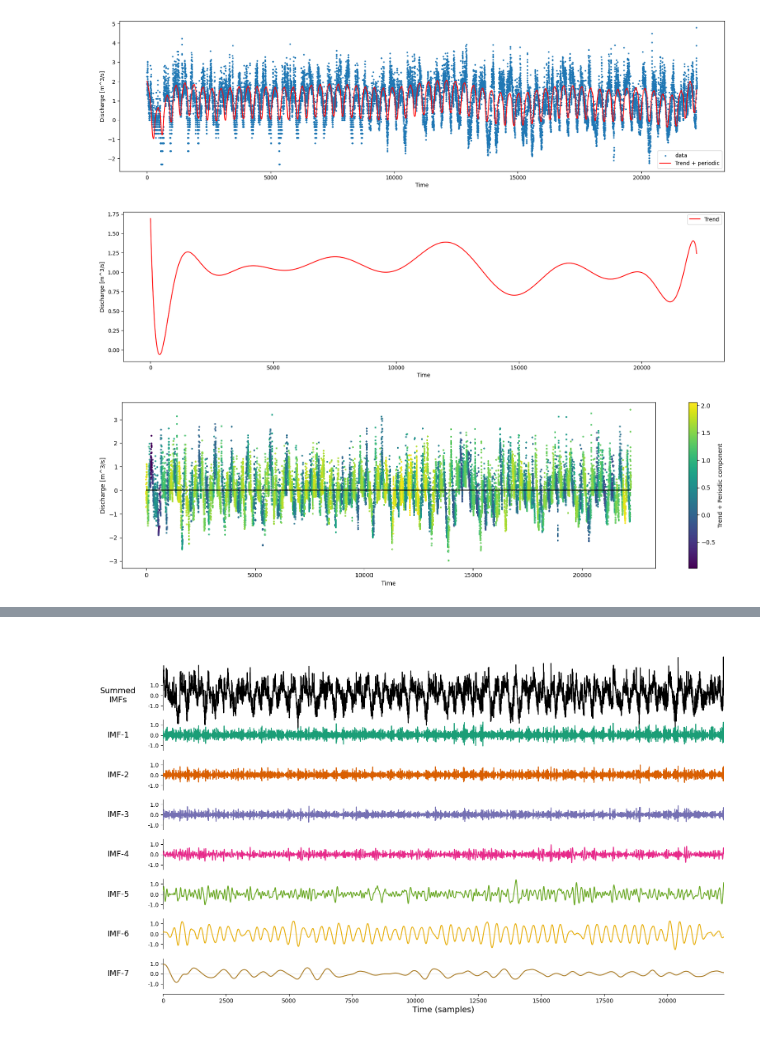
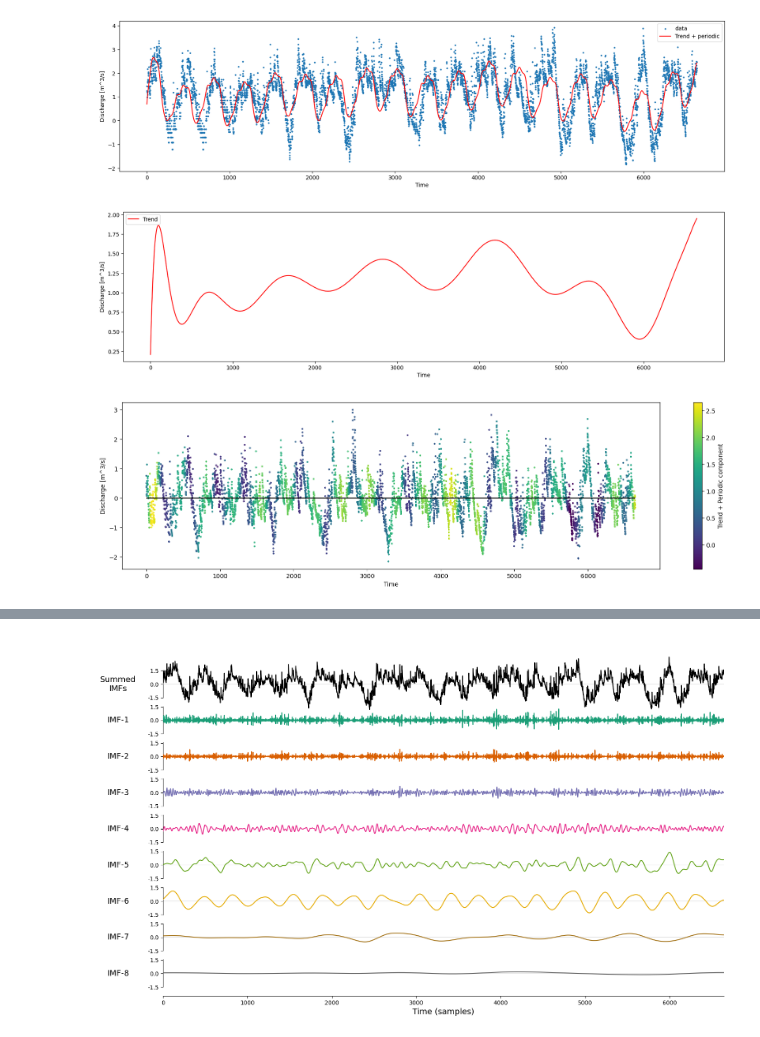
Before and after one commit to MariusAlonso/MVA-TS-Intrinsic-Timescales-Surface-Solar-Irradiance, a Jupyter notebook: paul.ipynb, the cells around one changed output, grey strips where cells are left out. Saved outputs shown, nothing was run; the diff lists cells and outputs as text; code cells hidden in the pictures.

```diff
--- a/paul.ipynb
+++ b/paul.ipynb
@@ -24,5 +21,5 @@ df.plot(x='time', y='value', figsize=(15, 5))
 # %%
-data = df['value'].values[:-400]
+data = df['value'].values[8000:-8000]
 # interpolate missing values and take the log of the data
 data = np.interp(
     np.arange(len(data)),
@@ -177,12 +174,12 @@ plt.xlabel("Time")
 plt.ylabel("Discharge [m^3/s]")
 plt.show()
 # %% [output]
-[figure, old version]
+[figure, new version]
-[figure, old version]
+[figure, new version]
-[figure, old version]
+[figure, new version]
 # %%
 # Calculate the EMD
-imf = emd.sift.ensemble_sift(data, max_imfs=7, nensembles=1024, nprocesses=32, ensemble_noise=1)
+imf = emd.sift.ensemble_sift(data, max_imfs=8, nensembles=1024, nprocesses=32, ensemble_noise=1)
 emd.plotting.plot_imfs(imf)
 
 IP, IF, IA = emd.spectra.frequency_transform(imf, 1, 'hilbert')
@@ -203,8 +200,8 @@ Intel MKL WARNING: Support of Intel(R) Streaming SIMD Extensions 4.2 (Intel(R) S
 Intel MKL WARNING: Support of Intel(R) Streaming SIMD Extensions 4.2 (Intel(R) SSE4.2) enabled only processors has been deprecated. Intel oneAPI Math Kernel Library 2025.0 will require Intel(R) Advanc ...
 Intel MKL WARNING: Support of Intel(R) Streaming SIMD Extensions 4.2 (Intel(R) SSE4.2) enabled only processors has been deprecated. Intel oneAPI Math Kernel Library 2025.0 will require Intel(R) Advanc ...
 Intel MKL WARNING: Support of Intel(R) Streaming SIMD Extensions 4.2 (Intel(R) SSE4.2) enabled only processors has been deprecated. Intel oneAPI Math Kernel Library 2025.0 will require Intel(R) Advanc ...
 Intel MKL WARNING: Support of Intel(R) Streaming SIMD Extensions 4.2 (Intel(R) SSE4.2) enabled only processors has been deprecated. Intel oneAPI Math Kernel Library 2025.0 will require Intel(R) Advanc ...
-[figure, old version]
+[figure, new version]
 # %%
 # Plot IA k+1 and IF k+1
 k = 5
```
Also changed, not shown: parts of 12 cells of this notebook.
